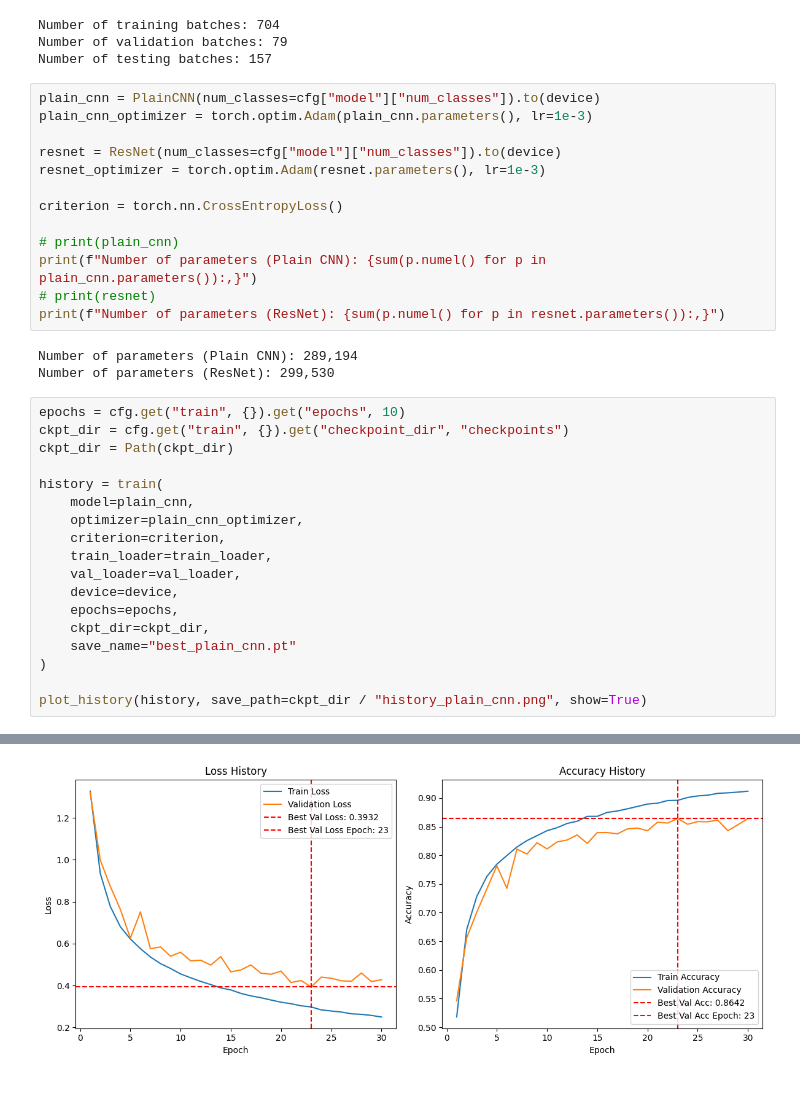
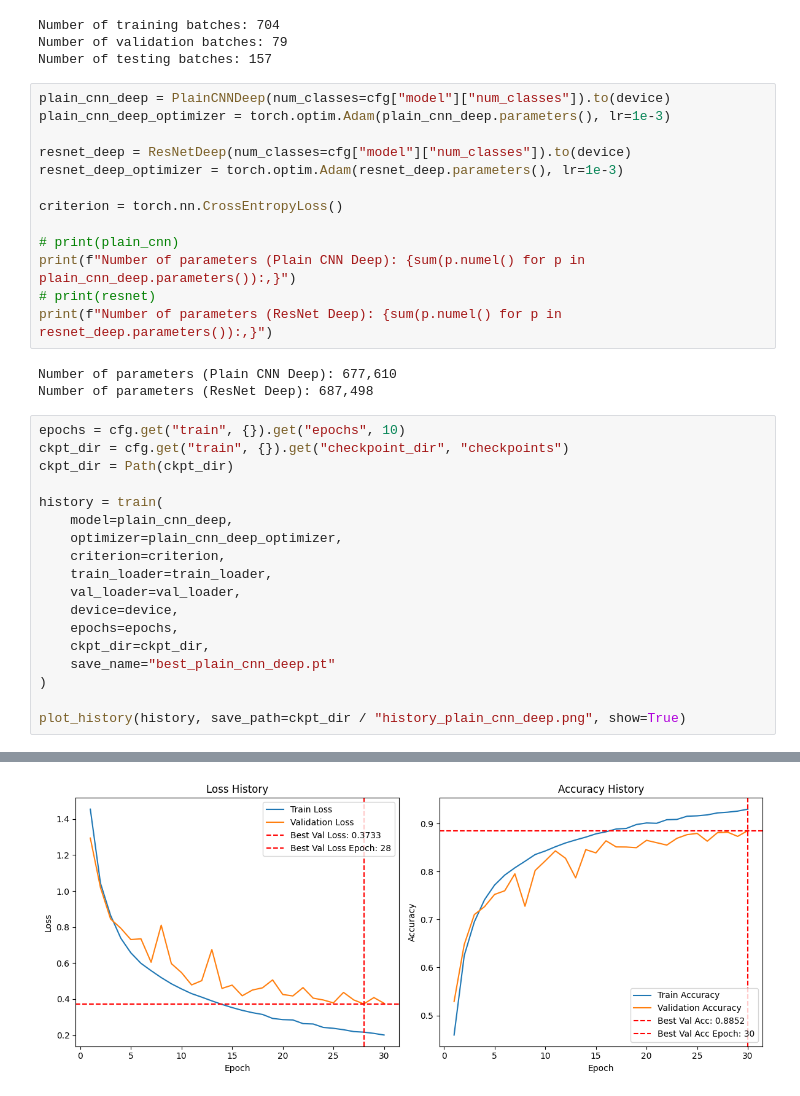
Before and after one commit to kimhs0716/cnn-resnet-comparison, a Jupyter notebook: scripts/main.ipynb, the cells around one changed output, grey strips where cells are left out. Drawn from its saved outputs; the diff is of its cells as text.

```diff
--- a/scripts/main.ipynb
+++ b/scripts/main.ipynb
@@ -45,37 +45,37 @@ Number of training batches: 704
 Number of validation batches: 79
 Number of testing batches: 157
 # %%
-plain_cnn = PlainCNN(num_classes=cfg["model"]["num_classes"]).to(device)
-plain_cnn_optimizer = torch.optim.Adam(plain_cnn.parameters(), lr=1e-3)
+plain_cnn_deep = PlainCNNDeep(num_classes=cfg["model"]["num_classes"]).to(device)
+plain_cnn_deep_optimizer = torch.optim.Adam(plain_cnn_deep.parameters(), lr=1e-3)
 
-resnet = ResNet(num_classes=cfg["model"]["num_classes"]).to(device)
-resnet_optimizer = torch.optim.Adam(resnet.parameters(), lr=1e-3)
+resnet_deep = ResNetDeep(num_classes=cfg["model"]["num_classes"]).to(device)
+resnet_deep_optimizer = torch.optim.Adam(resnet_deep.parameters(), lr=1e-3)
 
 criterion = torch.nn.CrossEntropyLoss()
 
 # print(plain_cnn)
-print(f"Number of parameters (Plain CNN): {sum(p.numel() for p in plain_cnn.parameters()):,}")
+print(f"Number of parameters (Plain CNN Deep): {sum(p.numel() for p in plain_cnn_deep.parameters()):,}")
 # print(resnet)
-print(f"Number of parameters (ResNet): {sum(p.numel() for p in resnet.parameters()):,}")
+print(f"Number of parameters (ResNet Deep): {sum(p.numel() for p in resnet_deep.parameters()):,}")
 # %% [output]
-Number of parameters (Plain CNN): 289,194
-Number of parameters (ResNet): 299,530
+Number of parameters (Plain CNN Deep): 677,610
+Number of parameters (ResNet Deep): 687,498
 # %%
 epochs = cfg.get("train", {}).get("epochs", 10)
 ckpt_dir = cfg.get("train", {}).get("checkpoint_dir", "checkpoints")
 ckpt_dir = Path(ckpt_dir)
 
 history = train(
-    model=plain_cnn,
-    optimizer=plain_cnn_optimizer,
+    model=plain_cnn_deep,
+    optimizer=plain_cnn_deep_optimizer,
     criterion=criterion,
     train_loader=train_loader,
     val_loader=val_loader,
     device=device,
     epochs=epochs,
     ckpt_dir=ckpt_dir,
-    save_name="best_plain_cnn.pt"
+    save_name="best_plain_cnn_deep.pt"
 )
 
-plot_history(history, save_path=ckpt_dir / "history_plain_cnn.png", show=True)
+plot_history(history, save_path=ckpt_dir / "history_plain_cnn_deep.png", show=True)
 # %% [output]
@@ -99,2 +99,2 @@ Train: [0.2499, 0.9120] | Val: [0.4274, 0.8642] | 21.39s
-[figure, old version]
+[figure, new version]
 # %%
```
Also changed, not shown: parts of 5 cells of this notebook, 8 other files.
